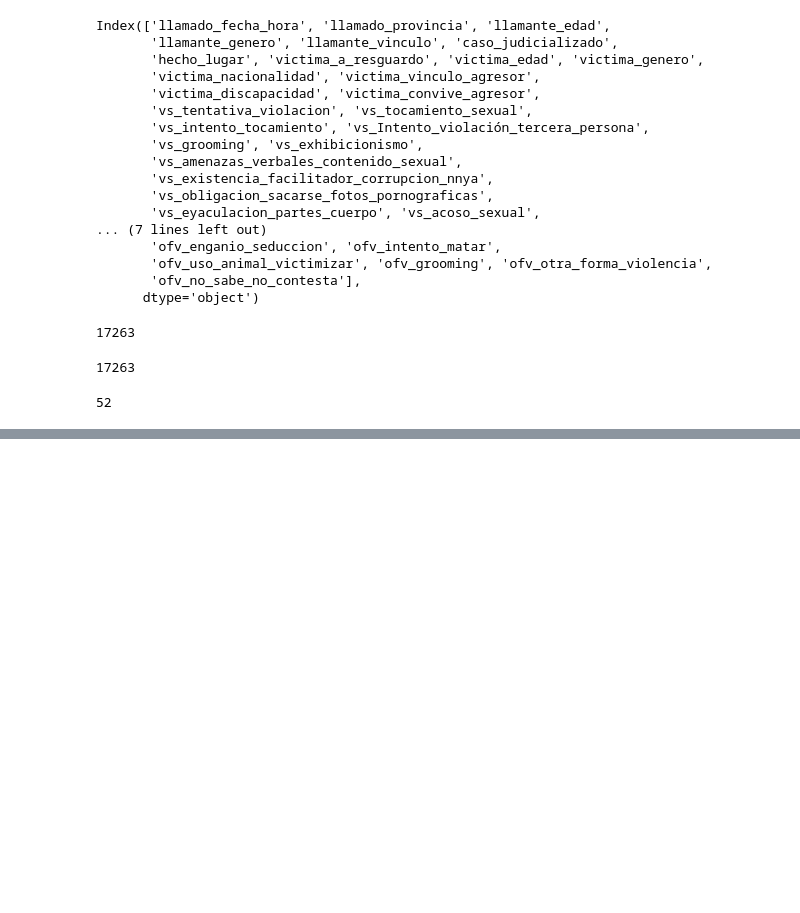
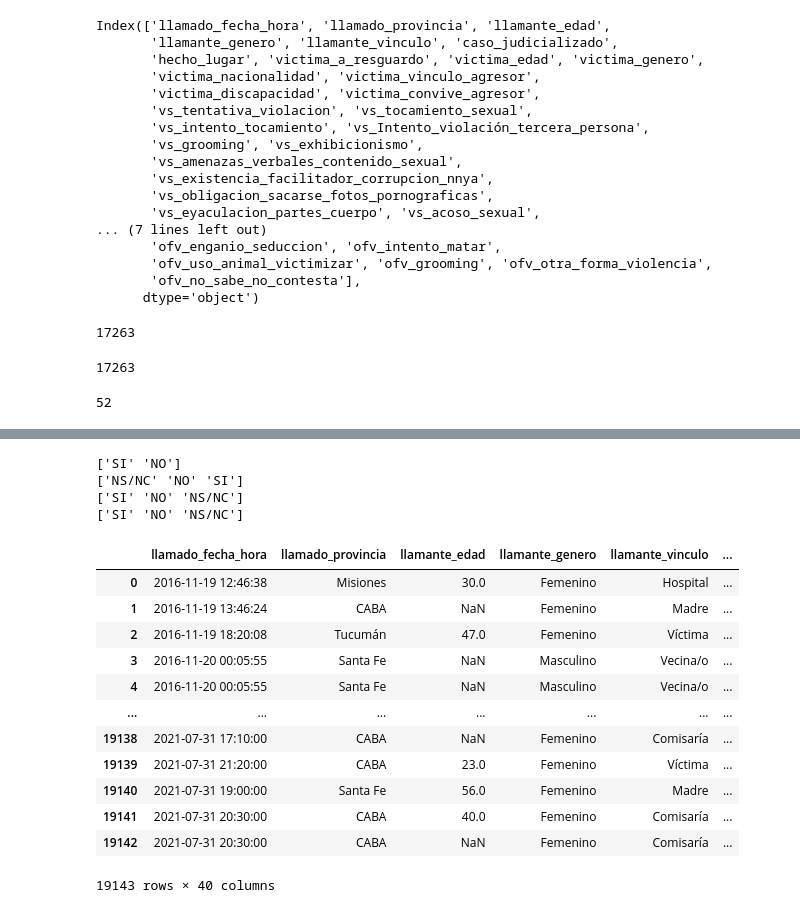
Before and after one commit to VicColombo/linea_137_llamados_vs, a Jupyter notebook: code/notebooks/try_out_things.ipynb, the cells around one changed output, grey strips where cells are left out. Drawn from its saved outputs; the diff is of its cells as text; code cells hidden in the pictures; blank space fills up the shorter version.

```diff
--- a/code/notebooks/try_out_things.ipynb
+++ b/code/notebooks/try_out_things.ipynb
@@ -5,3 +7,5 @@ from matplotlib import pyplot as plt
+# %%
+dataset_dir = os.path.join(os.path.dirname(os.path.dirname(os.path.abspath(''))), 'datasets')
 # %%
 df = sns.load_dataset('tips')
 # %%
@@ -188,0 +181,3 @@ len(llamados_2.columns)
+# %%
+#llamados_v2= pd.read_excel(os.path.join(dataset_dir, 'xlsx/llamados_v2.xlsx'), parse_dates=['llamado_fecha_hora'])
+llamados_v5= pd.read_excel(os.path.join(dataset_dir, 'xlsx/llamados_v5.xlsx'), parse_dates=['llamado_fecha_hora'])
@@ -188,0 +205,41 @@ len(llamados_2.columns)
+# %%
+# todas las columnas si/no
+vs = list(llamados_v5.loc[:, llamados_v5.columns.str.startswith('vs')].columns)
+ofv = list(llamados_v5.loc[:, llamados_v5.columns.str.startswith('ofv')].columns)
+otras = ['victima_a_resguardo']
+
+si_no = vs+ofv+otras
+si_no
+# %%
+print(llamados_v5.victima_a_resguardo.unique())
+print(llamados_v5.caso_judicializado.unique())
+print(llamados_v5.victima_discapacidad.unique())
+print(llamados_v5.victima_convive_agresor.unique())
+# %% [output]
+['SI' 'NO']
+['NS/NC' 'NO' 'SI']
+['SI' 'NO' 'NS/NC']
+['SI' 'NO' 'NS/NC']
+# %%
+# en todas las que tienen solo SI/NO reemplazo SI x 1 y NO x 0
+llamados_corr = llamados_v5.copy(deep=True)
+
+for i in si_no:
+    llamados_corr.loc[:, i] = llamados_corr[i].replace({'SI': 1})
+    llamados_corr.loc[:, i] = llamados_corr[i].replace({'NO': 0})
+
+llamados_corr
+# %% [output]
+|  | llamado_fecha_hora | llamado_provincia | llamante_edad | llamante_genero | llamante_vinculo | ... |
+| 0 | 2016-11-19 12:46:38 | Misiones | 30.0 | Femenino | Hospital | ... |
+| 1 | 2016-11-19 13:46:24 | CABA | NaN | Femenino | Madre | ... |
+| 2 | 2016-11-19 18:20:08 | Tucumán | 47.0 | Femenino | Víctima | ... |
+| 3 | 2016-11-20 00:05:55 | Santa Fe | NaN | Masculino | Vecina/o | ... |
+| 4 | 2016-11-20 00:05:55 | Santa Fe | NaN | Masculino | Vecina/o | ... |
+| ... | ... | ... | ... | ... | ... | ... |
+| 19138 | 2021-07-31 17:10:00 | CABA | NaN | Femenino | Comisaría | ... |
+| 19139 | 2021-07-31 21:20:00 | CABA | 23.0 | Femenino | Víctima | ... |
+| 19140 | 2021-07-31 19:00:00 | Santa Fe | 56.0 | Femenino | Madre | ... |
+| 19141 | 2021-07-31 20:30:00 | CABA | 40.0 | Femenino | Comisaría | ... |
+| 19142 | 2021-07-31 20:30:00 | CABA | NaN | Femenino | Comisaría | ... |
+19143 rows × 40 columns
```
Also changed, not shown: parts of 8 cells of this notebook, 2 other files.
